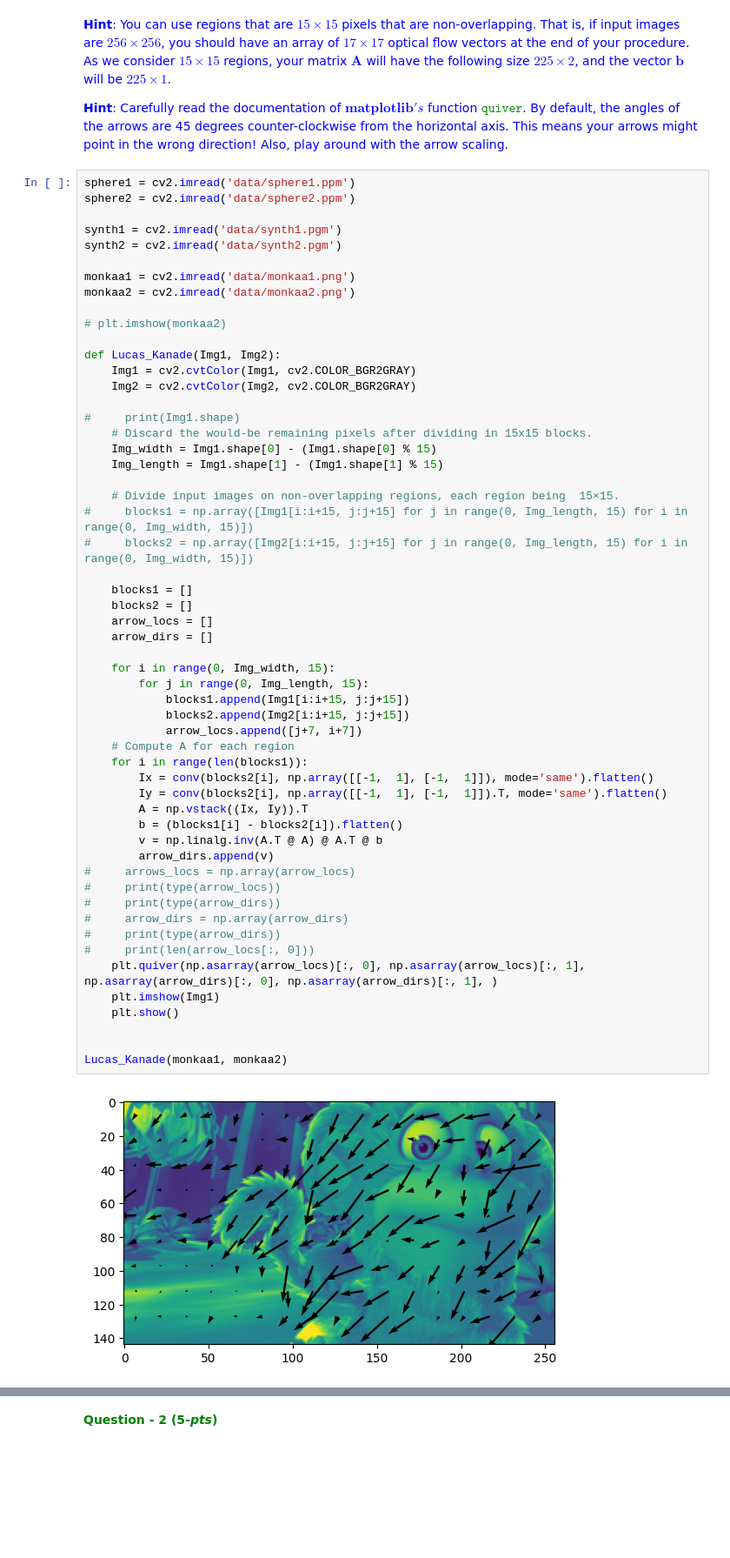
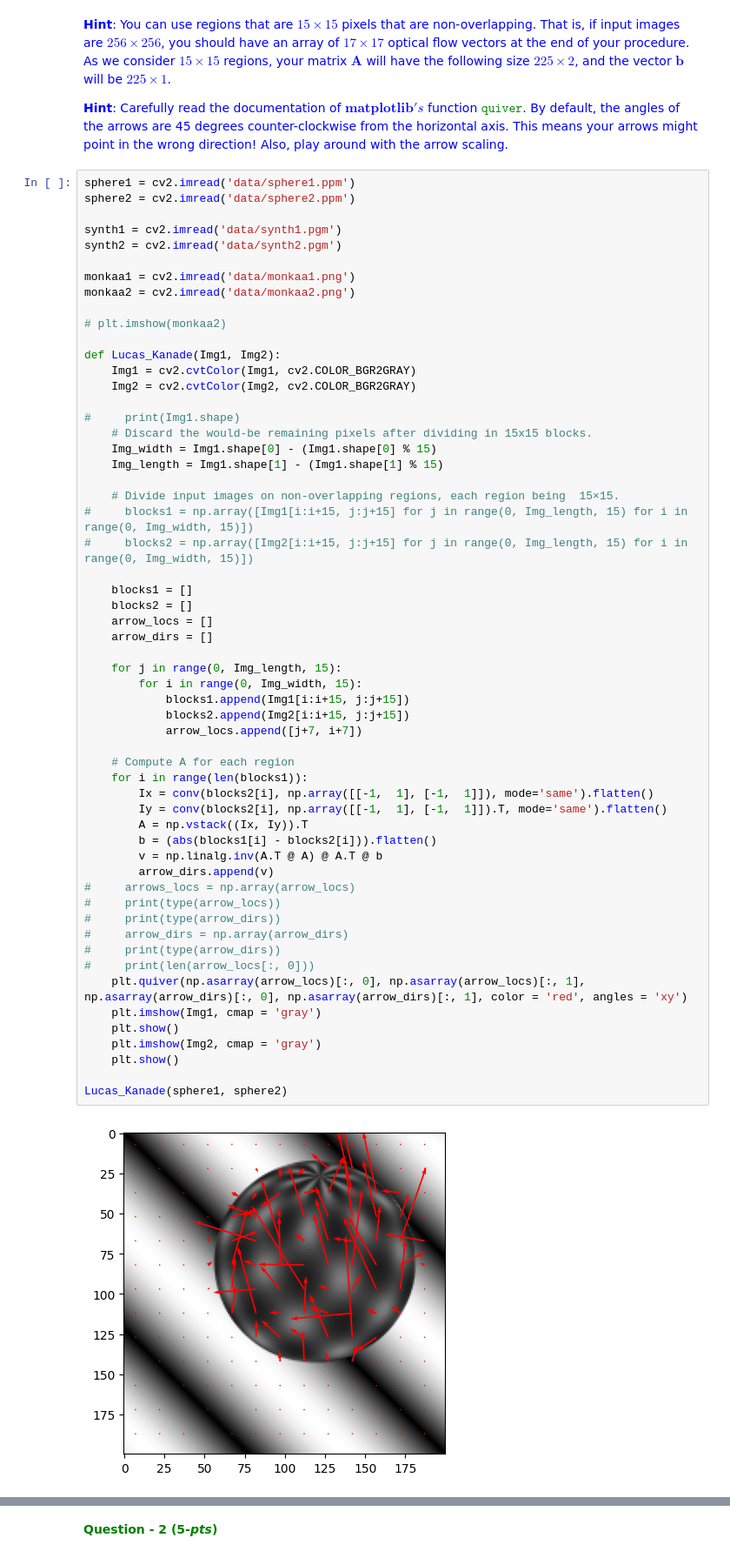
Before and after one commit to joangog/computer-vision-1, a Jupyter notebook: lab3/13486578_12167320_14334739.ipynb, the cells around one changed output, grey strips where cells are left out. Shown: that part at 87% size. Drawn from its saved outputs; the diff is of its cells as text; blank space fills up the shorter version.

```diff
--- a/lab3/13486578_12167320_14334739.ipynb
+++ b/lab3/13486578_12167320_14334739.ipynb
@@ -318,38 +318,40 @@ def Lucas_Kanade(Img1, Img2):
     Img_length = Img1.shape[1] - (Img1.shape[1] % 15)
 
     # Divide input images on non-overlapping regions, each region being  15×15.
 #     blocks1 = np.array([Img1[i:i+15, j:j+15] for j in range(0, Img_length, 15) for i in range(0, Img_width, 15)])
 #     blocks2 = np.array([Img2[i:i+15, j:j+15] for j in range(0, Img_length, 15) for i in range(0, Img_width, 15)])
 
     blocks1 = []
     blocks2 = []
     arrow_locs = []
     arrow_dirs = []
 
-    for i in range(0, Img_width, 15):
-        for j in range(0, Img_length, 15):
+    for j in range(0, Img_length, 15):
+        for i in range(0, Img_width, 15):
             blocks1.append(Img1[i:i+15, j:j+15])
             blocks2.append(Img2[i:i+15, j:j+15])
             arrow_locs.append([j+7, i+7])
+
     # Compute A for each region
     for i in range(len(blocks1)):
         Ix = conv(blocks2[i], np.array([[-1,  1], [-1,  1]]), mode='same').flatten()
         Iy = conv(blocks2[i], np.array([[-1,  1], [-1,  1]]).T, mode='same').flatten()
         A = np.vstack((Ix, Iy)).T
-        b = (blocks1[i] - blocks2[i]).flatten()
+        b = (abs(blocks1[i] - blocks2[i])).flatten()
         v = np.linalg.inv(A.T @ A) @ A.T @ b
         arrow_dirs.append(v)
 #     arrows_locs = np.array(arrow_locs)
 #     print(type(arrow_locs))
 #     print(type(arrow_dirs))
 #     arrow_dirs = np.array(arrow_dirs)
 #     print(type(arrow_dirs))
 #     print(len(arrow_locs[:, 0]))
-    plt.quiver(np.asarray(arrow_locs)[:, 0], np.asarray(arrow_locs)[:, 1], np.asarray(arrow_dirs)[:, 0], np.asarray(arrow_dirs)[:, 1], )
-    plt.imshow(Img1)
+    plt.quiver(np.asarray(arrow_locs)[:, 0], np.asarray(arrow_locs)[:, 1], np.asarray(arrow_dirs)[:, 0], np.asarray(arrow_dirs)[:, 1], color = 'red', angles = 'xy')
+    plt.imshow(Img1, cmap = 'gray')
+    plt.show()
+    plt.imshow(Img2, cmap = 'gray')
     plt.show()
 
-
-Lucas_Kanade(monkaa1, monkaa2)
+Lucas_Kanade(sphere1, sphere2)
 # %% [output]
-[figure, old version]
+[figure, new version]
```
Also changed, not shown: parts of 1 cell of this notebook.
